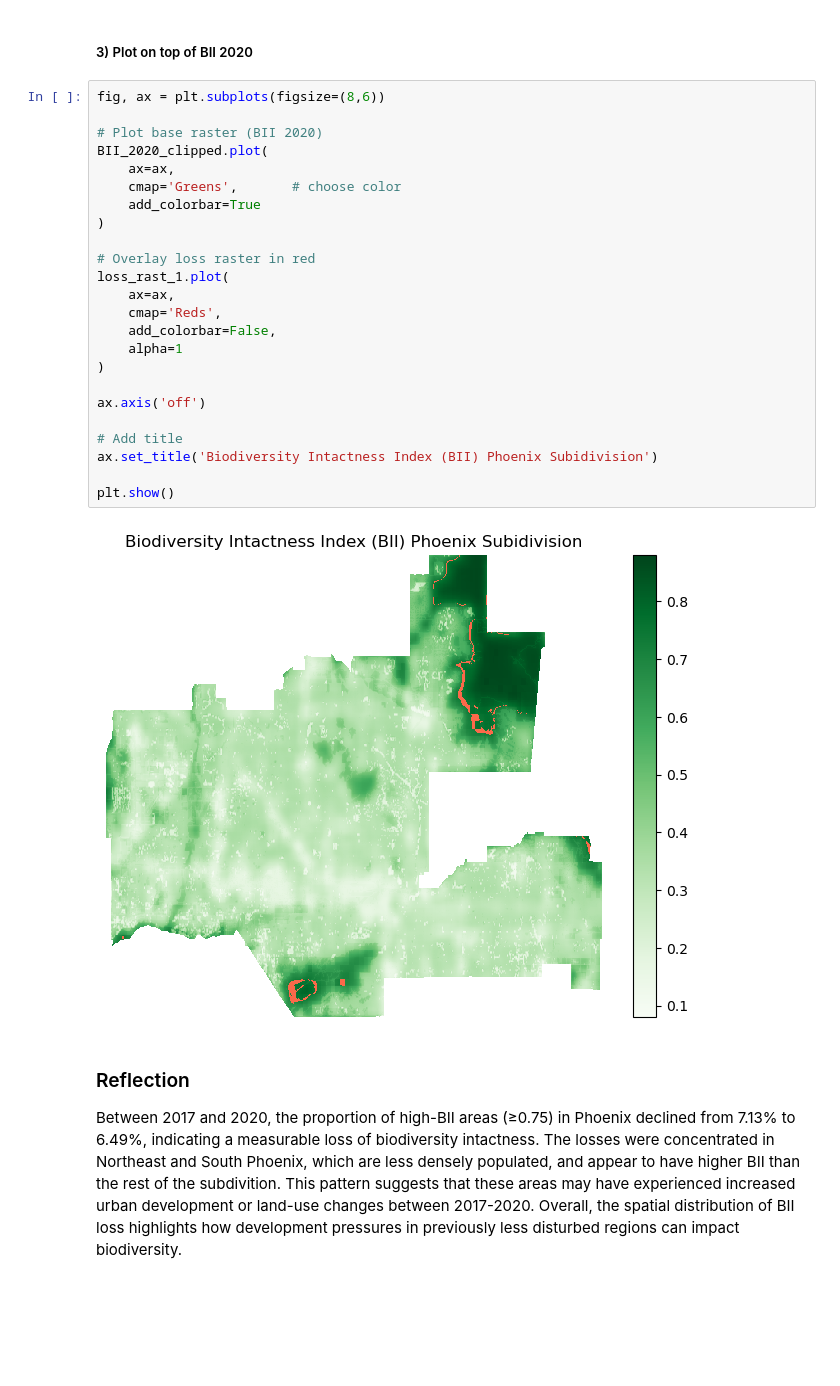
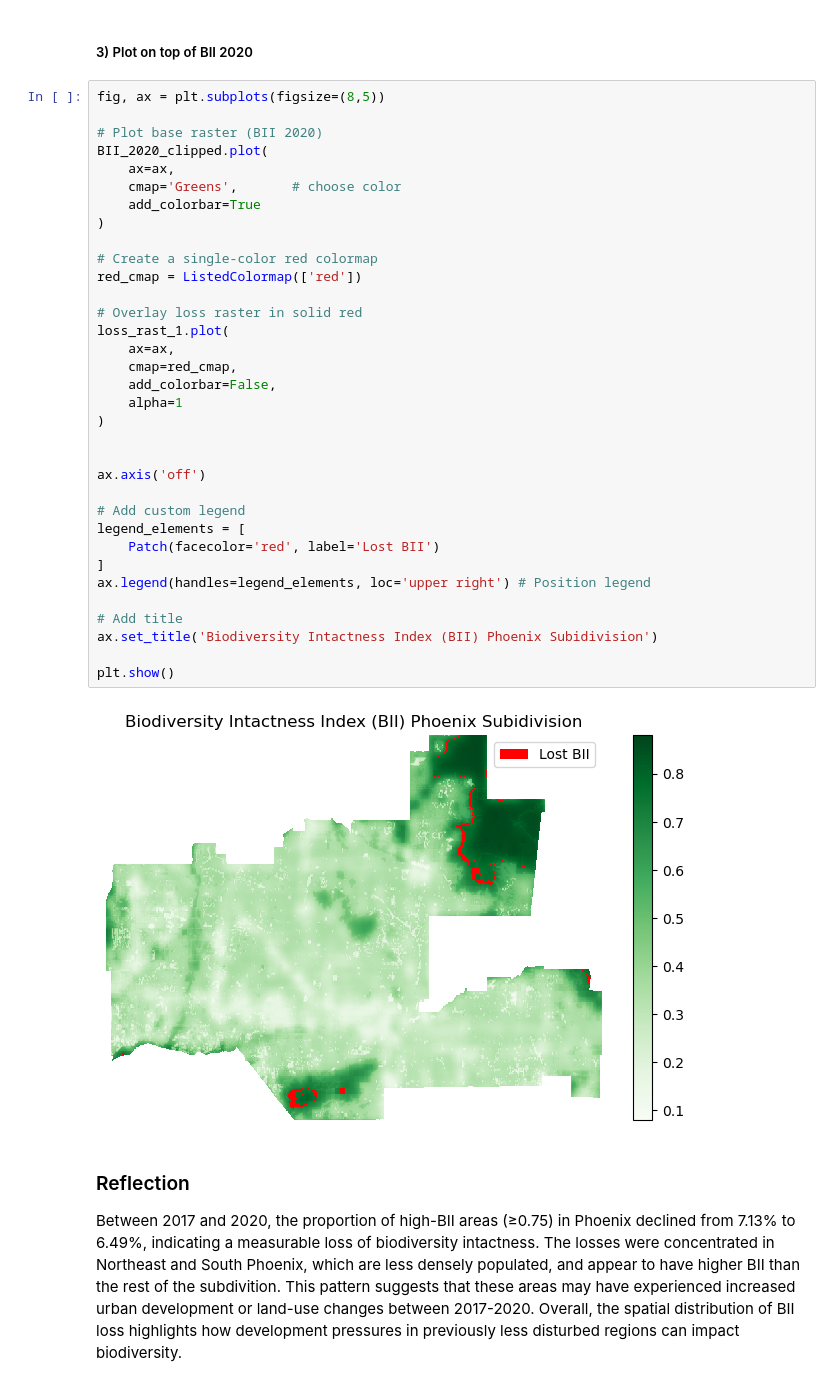
Before and after one commit to ht-oliver/biodiversity-phoenix, a Jupyter notebook: analysis.ipynb, the cells around one changed output. Drawn from its saved outputs; the diff is of its cells as text; blank space fills up the shorter version.

```diff
--- a/analysis.ipynb
+++ b/analysis.ipynb
@@ -275,31 +296,41 @@ loss_rast_1 = loss_rast.where(loss_rast == 1)
 # %% [markdown]
 ##### 3) Plot on top of BII 2020
 # %%
-fig, ax = plt.subplots(figsize=(8,6))
+fig, ax = plt.subplots(figsize=(8,5))
 
 # Plot base raster (BII 2020)
 BII_2020_clipped.plot(
     ax=ax,
     cmap='Greens',       # choose color
     add_colorbar=True
 )
 
-# Overlay loss raster in red
+# Create a single-color red colormap
+red_cmap = ListedColormap(['red'])
+
+# Overlay loss raster in solid red
 loss_rast_1.plot(
     ax=ax,
-    cmap='Reds',
+    cmap=red_cmap,
     add_colorbar=False,
     alpha=1
 )
 
+
 ax.axis('off')
+
+# Add custom legend
+legend_elements = [
+    Patch(facecolor='red', label='Lost BII')
+]
+ax.legend(handles=legend_elements, loc='upper right') # Position legend
 
 # Add title
 ax.set_title('Biodiversity Intactness Index (BII) Phoenix Subidivision')
 
 plt.show()
 # %% [output]
-[figure, old version]
+[figure, new version]
 # %% [markdown]
 ### Reflection
 
```
Also changed, not shown: parts of 6 cells of this notebook, 1 other file.
